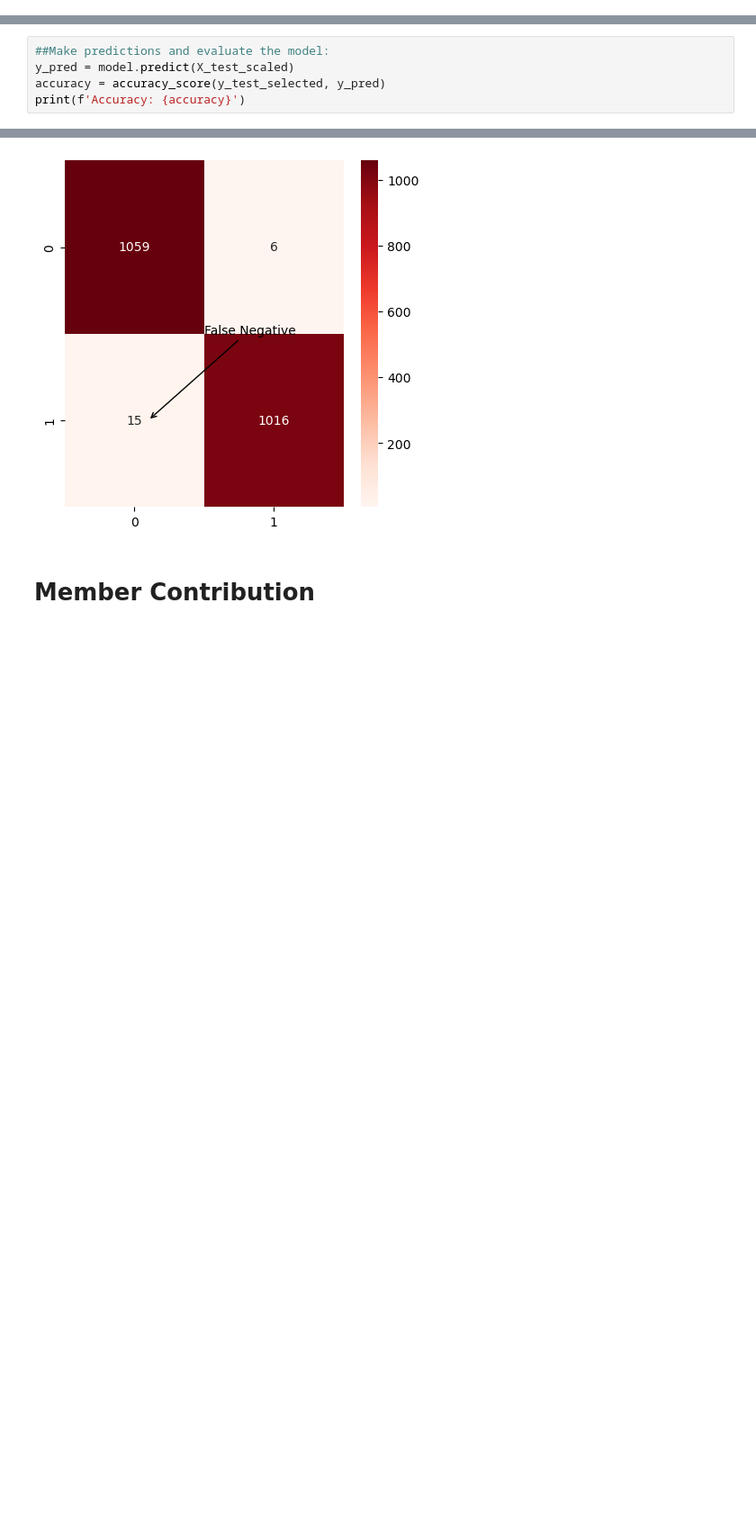
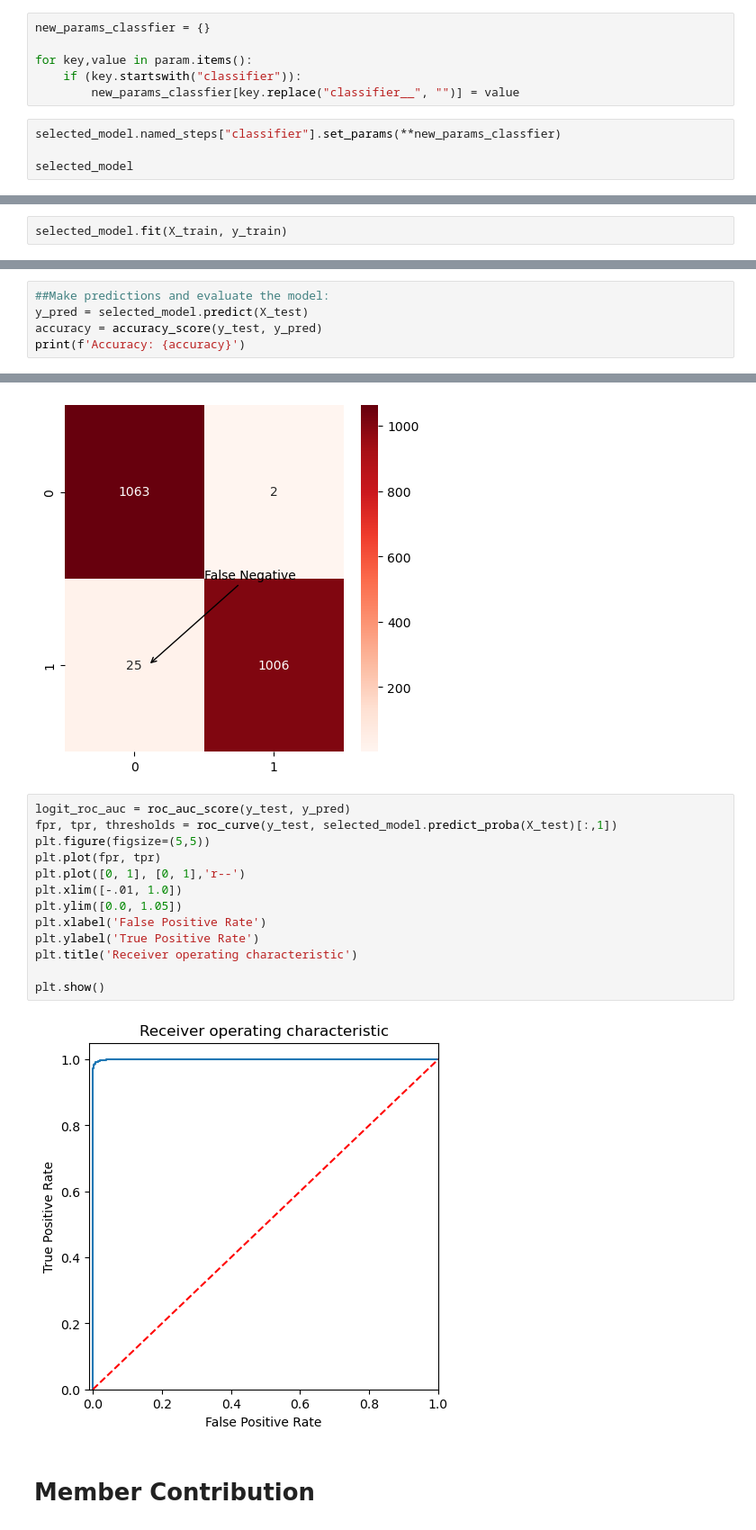
Before and after one commit to brero12/csis3290-Project03, a Jupyter notebook: Project03.ipynb, the cells around one changed output, grey strips where cells are left out. Shown: that part at 90% size. Saved outputs shown, nothing was run; the diff lists cells and outputs as text; blank space fills up the shorter version.

```diff
--- a/Project03.ipynb
+++ b/Project03.ipynb
@@ -339,0 +329,10 @@ RandomForestClassifier(random_state=42)
+# %%
+new_params_classfier = {}
+
+for key,value in param.items():
+    if (key.startswith("classifier")):
+        new_params_classfier[key.replace("classifier__", "")] = value
+# %%
+selected_model.named_steps["classifier"].set_params(**new_params_classfier)
+
+selected_model
@@ -339,0 +346,2 @@ RandomForestClassifier(random_state=42)
+# %%
+selected_model.fit(X_train, y_train)
@@ -340,6 +359,6 @@ RandomForestClassifier(random_state=42)
 # %%
 ##Make predictions and evaluate the model:
-y_pred = model.predict(X_test_scaled)
-accuracy = accuracy_score(y_test_selected, y_pred)
+y_pred = selected_model.predict(X_test)
+accuracy = accuracy_score(y_test, y_pred)
 print(f'Accuracy: {accuracy}')
 # %% [output]
@@ -370,6 +391,21 @@ sns.heatmap(confusion_mat,cmap="Reds",annot=True,fmt="d")
 plt.show()
 # %% [output]
 [figure]
+# %%
+logit_roc_auc = roc_auc_score(y_test, y_pred)
+fpr, tpr, thresholds = roc_curve(y_test, selected_model.predict_proba(X_test)[:,1])
+plt.figure(figsize=(5,5))
+plt.plot(fpr, tpr)
+plt.plot([0, 1], [0, 1],'r--')
+plt.xlim([-.01, 1.0])
+plt.ylim([0.0, 1.05])
+plt.xlabel('False Positive Rate')
+plt.ylabel('True Positive Rate')
+plt.title('Receiver operating characteristic')
+
+plt.show()
+# %% [output]
+[figure, added]
 # %% [markdown]
 # Member Contribution
 # %% [markdown]
```
Also changed, not shown: parts of 32 cells of this notebook, 1 other file.
